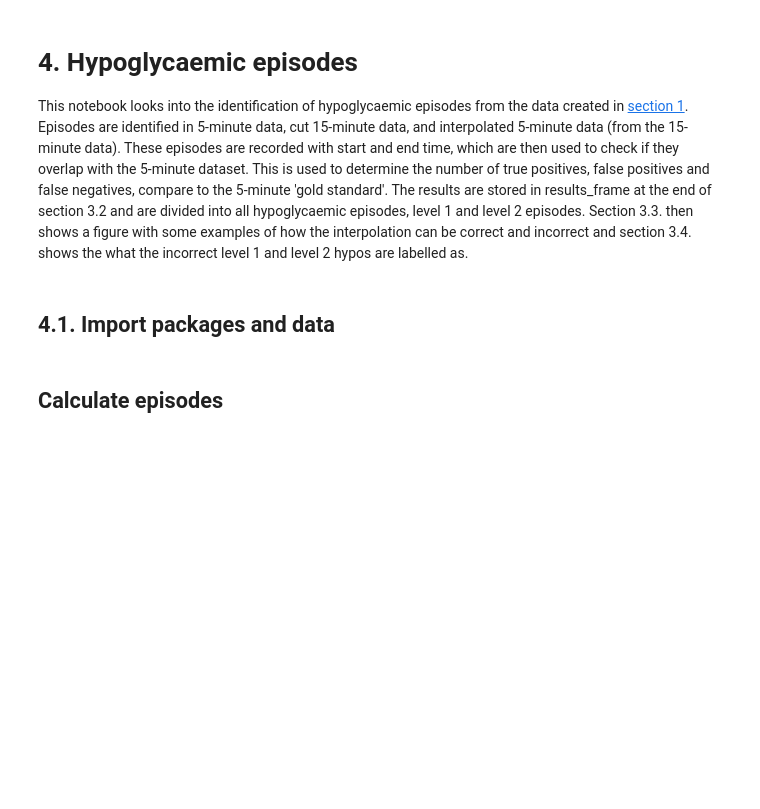
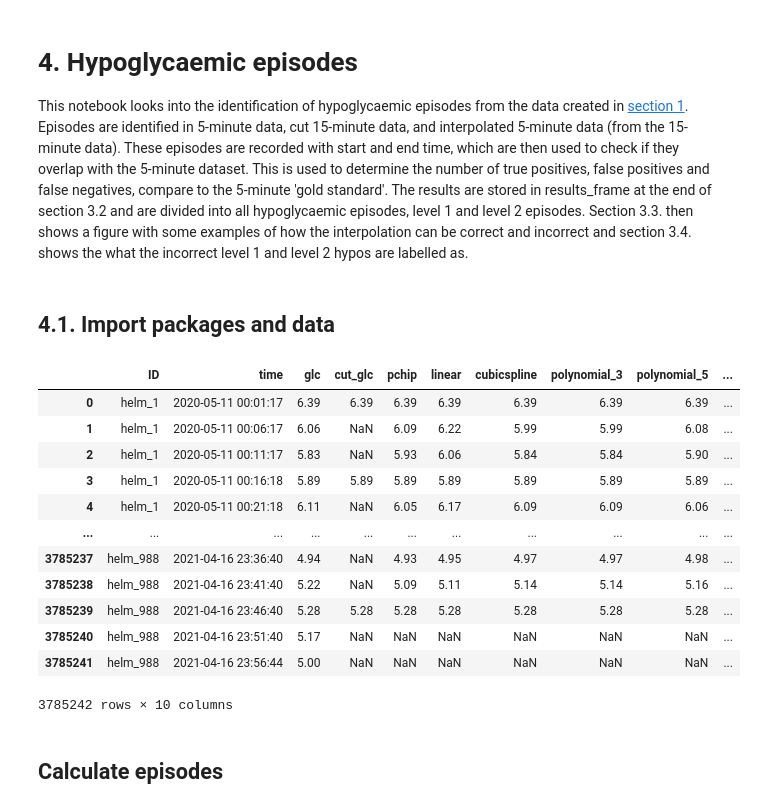
Before and after one commit to cafoala/recording-interval-cgm, a Jupyter notebook: code/4_identifying_glycemic_events.ipynb, the cells around one changed output. Saved outputs shown, nothing was run; the diff lists cells and outputs as text; code cells hidden in the pictures; blank space fills up the shorter version.

```diff
--- a/code/4_identifying_glycemic_events.ipynb
+++ b/code/4_identifying_glycemic_events.ipynb
@@ -13,6 +14,22 @@ import calc_episodes
 interpolated_cgm = pd.read_csv('../data/interpolated_cgm.csv')
 interpolated_cgm.dropna(subset=['glc'], inplace=True)
 interpolated_cgm['time'] = pd.to_datetime(interpolated_cgm['time'])
+# %%
+interpolated_cgm
+# %% [output]
+|  | ID | time | glc | cut_glc | pchip | linear | cubicspline | polynomial_3 | polynomial_5 | ... |
+| 0 | helm_1 | 2020-05-11 00:01:17 | 6.39 | 6.39 | 6.39 | 6.39 | 6.39 | 6.39 | 6.39 | ... |
+| 1 | helm_1 | 2020-05-11 00:06:17 | 6.06 | NaN | 6.09 | 6.22 | 5.99 | 5.99 | 6.08 | ... |
+| 2 | helm_1 | 2020-05-11 00:11:17 | 5.83 | NaN | 5.93 | 6.06 | 5.84 | 5.84 | 5.90 | ... |
+| 3 | helm_1 | 2020-05-11 00:16:18 | 5.89 | 5.89 | 5.89 | 5.89 | 5.89 | 5.89 | 5.89 | ... |
+| 4 | helm_1 | 2020-05-11 00:21:18 | 6.11 | NaN | 6.05 | 6.17 | 6.09 | 6.09 | 6.06 | ... |
+| ... | ... | ... | ... | ... | ... | ... | ... | ... | ... | ... |
+| 3785237 | helm_988 | 2021-04-16 23:36:40 | 4.94 | NaN | 4.93 | 4.95 | 4.97 | 4.97 | 4.98 | ... |
+| 3785238 | helm_988 | 2021-04-16 23:41:40 | 5.22 | NaN | 5.09 | 5.11 | 5.14 | 5.14 | 5.16 | ... |
+| 3785239 | helm_988 | 2021-04-16 23:46:40 | 5.28 | 5.28 | 5.28 | 5.28 | 5.28 | 5.28 | 5.28 | ... |
+| 3785240 | helm_988 | 2021-04-16 23:51:40 | 5.17 | NaN | NaN | NaN | NaN | NaN | NaN | ... |
+| 3785241 | helm_988 | 2021-04-16 23:56:44 | 5.00 | NaN | NaN | NaN | NaN | NaN | NaN | ... |
+3785242 rows × 10 columns
 # %% [markdown]
 ## Calculate episodes
 # %%
```
Also changed, not shown: parts of 13 cells of this notebook, 2 other files.
